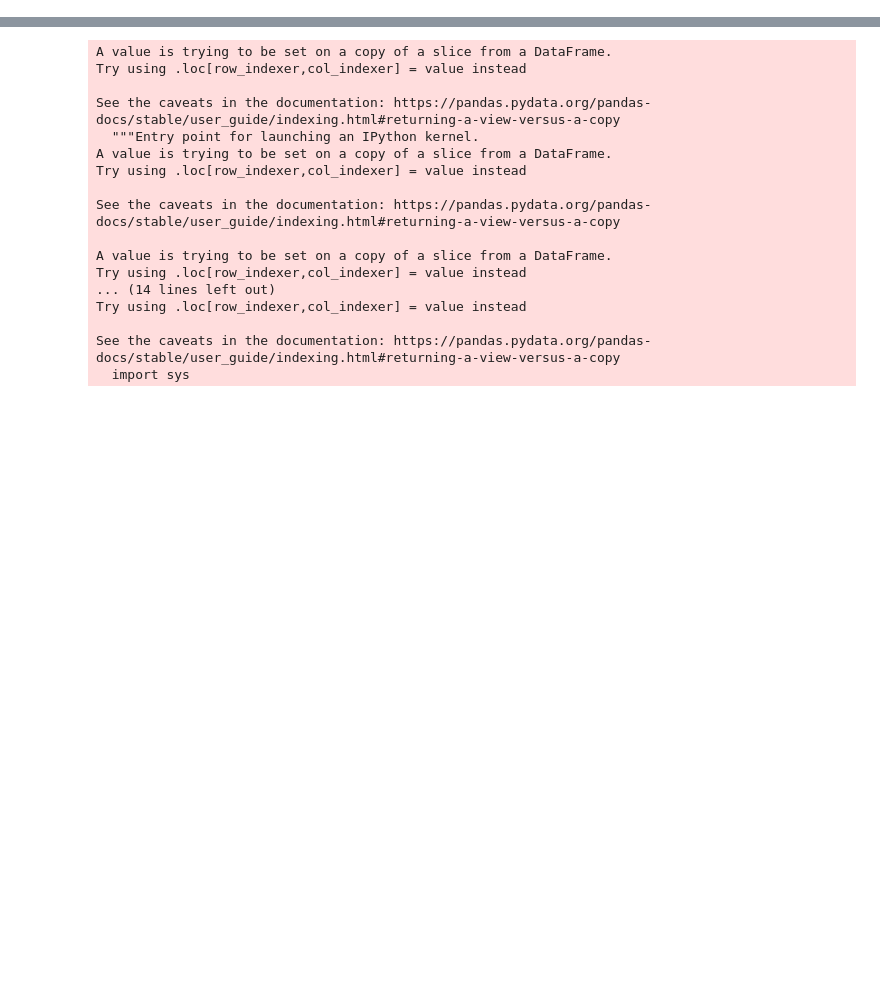
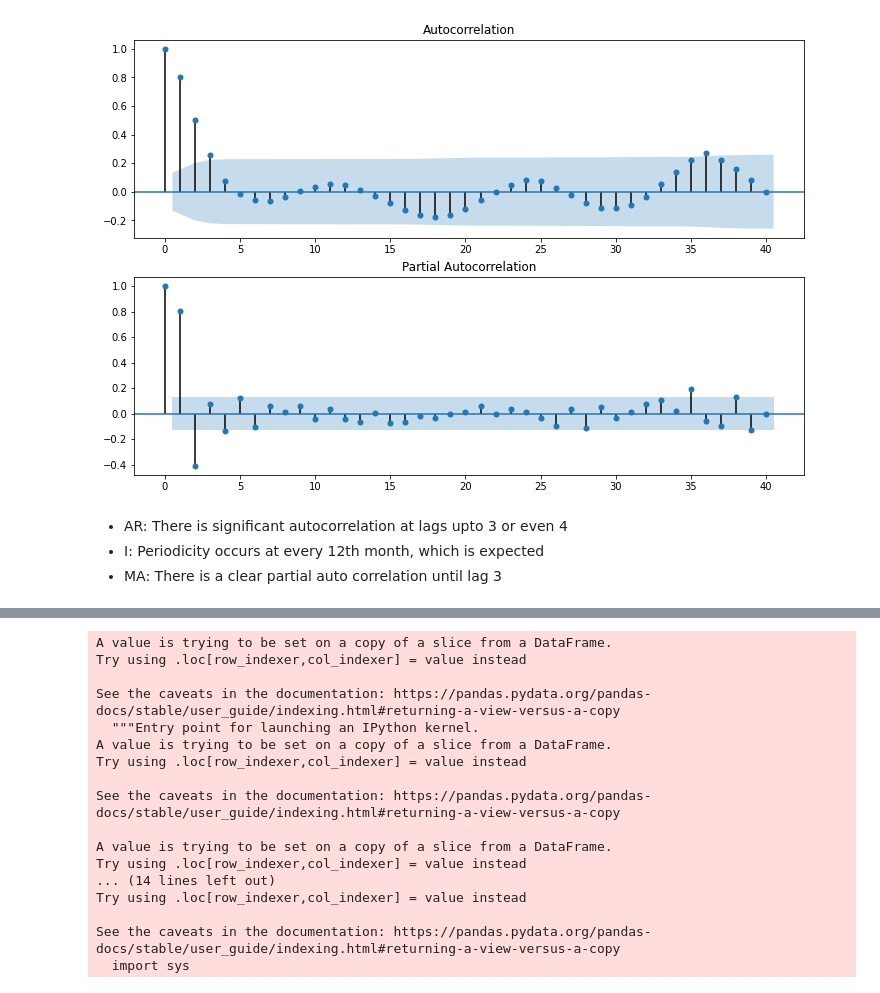
Before and after one commit to JackRossProjects/Dengue-Fever-Prediction, a Jupyter notebook: Dengue-Fever-Prediction.ipynb, the cells around one changed output, grey strips where cells are left out. Saved outputs shown, nothing was run; the diff lists cells and outputs as text; code cells hidden in the pictures; blank space fills up the shorter version.

Commit message:
Added autocorrelation/partial autocorrelation

```diff
--- a/Dengue-Fever-Prediction.ipynb
+++ b/Dengue-Fever-Prediction.ipynb
@@ -60,3 +59,34 @@ plt.show();
+# %%
+from statsmodels.tsa.arima_model import ARIMA
+from statsmodels.tsa.stattools import adfuller
+import statsmodels.api as sm
+
+X = pd.read_csv("https://raw.githubusercontent.com/JackRossProjects/Dengue-Fever-Predictive-Modeling/master/DengueFeverData/dengue_features_train.csv")
+y = pd.read_csv("https://raw.githubusercontent.com/JackRossProjects/Dengue-Fever-Predictive-Modeling/master/DengueFeverData/dengue_labels_train.csv")
+
+#setting a datetime index
+y.index = pd.DatetimeIndex(X.week_start_date)
+
+#seperating the data for the 2 cities
+sj_cases = y.total_cases[y.city == 'sj']
+iq_cases = y.total_cases[y.city == 'iq']
+
+#month sampling
+sj_monthly = sj_cases.resample('M').sum()
+iq_monthly = iq_cases.resample('M').sum()
+
+
+fig = plt.figure(figsize=(12,8))
+ax1 = fig.add_subplot(211)
+fig = sm.graphics.tsa.plot_acf(sj_monthly, lags=40, ax=ax1)
+ax2 = fig.add_subplot(212)
+fig = sm.graphics.tsa.plot_pacf(sj_monthly, lags=40, ax=ax2)
+# %% [output]
+[figure, added]
+# %% [markdown]
+- AR: There is significant autocorrelation at lags upto 3 or even 4
+- I: Periodicity occurs at every 12th month, which is expected
+- MA: There is a clear partial auto correlation until lag 3
 # %%
 fig, ax = plt.subplots()
 sns.lineplot(x='weekofyear', y='total_cases', data=sj_train, ax=ax, color='r', label='Total Cases (San Juan)')
```
Also changed, not shown: parts of 17 cells of this notebook.
